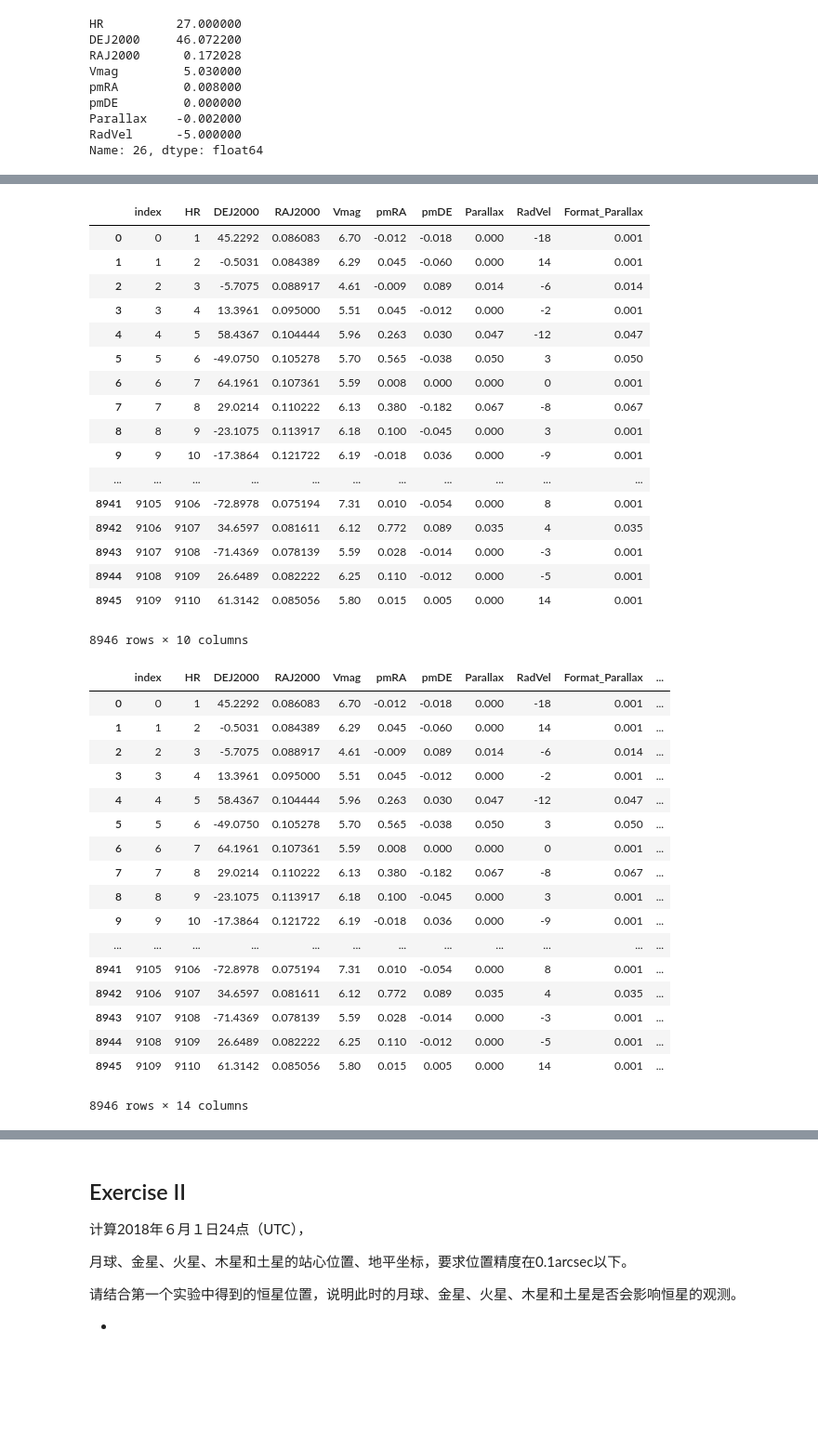
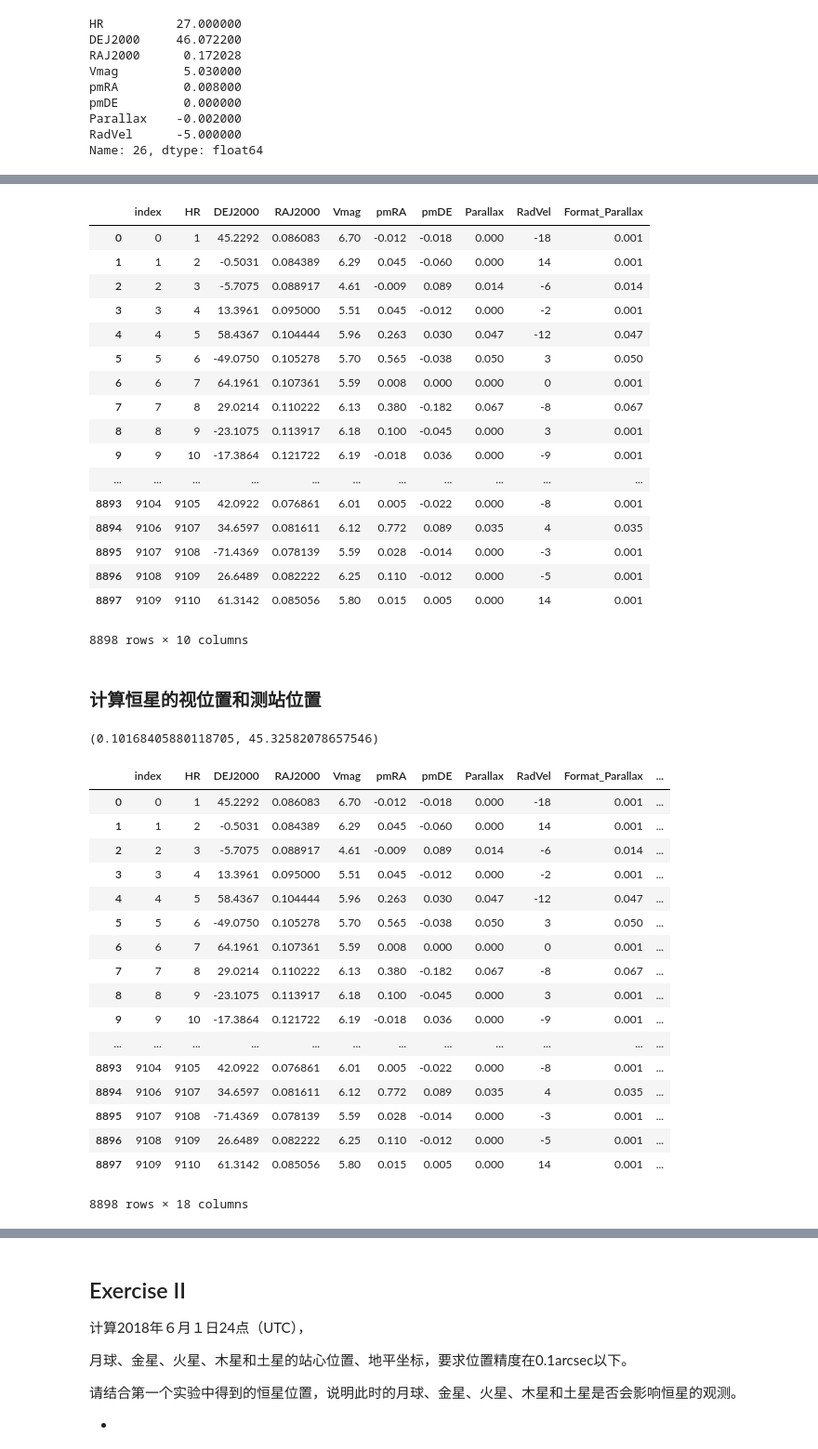
Before and after one commit to DengDingshan/dds_python, a Jupyter notebook: Novas/Using NOVAS to complete my work.ipynb, the cells around one changed output, grey strips where cells are left out. Shown at 93% size. Saved outputs shown, nothing was run; the diff lists cells and outputs as text; code cells hidden in the pictures; blank space fills up the shorter version.

Commit message:
Novas OK for lamost App and topo
waiting for select the datas

```diff
--- a/Novas/Using NOVAS to complete my work.ipynb
+++ b/Novas/Using NOVAS to complete my work.ipynb
@@ -93,7 +103,8 @@ Name: 26, dtype: float64
 # %%
 # only Vmag < 7 accepted
 # if Plx is 0, we give it 0.001
+
 BS_df_fil = BS_df[BS_df['Vmag'] < 7]
-BS_df_fil = BS_df[BS_df['Parallax'] >= 0]
+BS_df_fil = BS_df_fil[BS_df_fil['Parallax'] >= 0]
 BS_df_fil.loc[:,'Format_Parallax'] = BS_df_fil.copy()['Parallax'].replace(0,0.001).values
 BS_df_fil = BS_df_fil.reset_index()
@@ -123,12 +123,14 @@ BS_df_fil
 | 8 | 8 | 9 | -23.1075 | 0.113917 | 6.18 | 0.100 | -0.045 | 0.000 | 3 | 0.001 |
 | 9 | 9 | 10 | -17.3864 | 0.121722 | 6.19 | -0.018 | 0.036 | 0.000 | -9 | 0.001 |
 | ... | ... | ... | ... | ... | ... | ... | ... | ... | ... | ... |
-| 8941 | 9105 | 9106 | -72.8978 | 0.075194 | 7.31 | 0.010 | -0.054 | 0.000 | 8 | 0.001 |
-| 8942 | 9106 | 9107 | 34.6597 | 0.081611 | 6.12 | 0.772 | 0.089 | 0.035 | 4 | 0.035 |
-| 8943 | 9107 | 9108 | -71.4369 | 0.078139 | 5.59 | 0.028 | -0.014 | 0.000 | -3 | 0.001 |
-| 8944 | 9108 | 9109 | 26.6489 | 0.082222 | 6.25 | 0.110 | -0.012 | 0.000 | -5 | 0.001 |
-| 8945 | 9109 | 9110 | 61.3142 | 0.085056 | 5.80 | 0.015 | 0.005 | 0.000 | 14 | 0.001 |
+| 8893 | 9104 | 9105 | 42.0922 | 0.076861 | 6.01 | 0.005 | -0.022 | 0.000 | -8 | 0.001 |
+| 8894 | 9106 | 9107 | 34.6597 | 0.081611 | 6.12 | 0.772 | 0.089 | 0.035 | 4 | 0.035 |
+| 8895 | 9107 | 9108 | -71.4369 | 0.078139 | 5.59 | 0.028 | -0.014 | 0.000 | -3 | 0.001 |
+| 8896 | 9108 | 9109 | 26.6489 | 0.082222 | 6.25 | 0.110 | -0.012 | 0.000 | -5 | 0.001 |
+| 8897 | 9109 | 9110 | 61.3142 | 0.085056 | 5.80 | 0.015 | 0.005 | 0.000 | 14 | 0.001 |
-8946 rows × 10 columns
+8898 rows × 10 columns
+# %% [markdown]
+### 计算恒星的视位置和测站位置
 # %%
 # Parameter (OnSurface) for calculate Topo Position
 Exercise_I_OnSurface = novas.make_on_surface(height=Altitude,\
@@ -140,13 +142,23 @@ Exercise_I_OnSurface = novas.make_on_surface(height=Altitude,\
 jd_ut1 = Time.ut1
 Epp_x = 0
 Epp_y = 0
+# %%
+Exercise_I_app = novas.app_star(jd_tt,Exercise_I_Cat,accuracy)
+Exercise_I_app
+# %% [output]
+(0.10168405880118705, 45.32582078657546)
 # %%
-## app_star
+## app_star and topo_star
 
 app_ra = []
 app_dec = []
 topo_dec = []
 topo_ra = []
+
+ZD = []
+AZ = []
+RAR = []
+DECR = []
 
 for i in range(len(BS_df_fil)):
 
@@ -160,57 +172,60 @@ for i in range(len(BS_df_fil)):
     Exercise_I_Cat = novas.make_cat_entry('ExerciseI','HIP',0,RA,DEC,pm_RA,pm_DEC,plx,Vr)
 
     jd_tt = jd_tt
-    delta_t = delta_t
-    cel_object = novas.make_object(name='ExerciseI',type=2,number=0,star_data=Exercise_I_Cat)
-    Exercise_I_obs = novas.make_observer_on_surface(height=Altitude,latitude=Latitude,longitude=Longitude,\
-                                                    pressure=1010,temperature=20)
-    coord_sys = 1
+
     accuracy = 0
 
-    Exercise_I_app = novas.place(jd_tt,delta_t,cel_object,Exercise_I_obs,coord_sys,accuracy)
+    Exercise_I_app = novas.app_star(jd_tt,Exercise_I_Cat,accuracy)
 
-    app_ra.append(Exercise_I_app.ra)
-    app_dec.append(Exercise_I_app.dec)
+    app_ra.append(Exercise_I_app[0])
+    app_dec.append(Exercise_I_app[1])
+
+    delta_t = delta_t
 
     RA_topo,DEC_topo = novas.topo_star(jd_tt, delta_t, Exercise_I_Cat, Exercise_I_OnSurface,accuracy)
 
     topo_ra.append(RA_topo); topo_dec.append(DEC_topo)
 
-#     (zd,az),(rar,decr) = \
-#               novas.equ2hor(jd_ut1=jd_ut1,\
-#               delta_t=delta_t,\
-#               xp=Epp_x ,yp=Epp_y ,\
-#               location=Exercise_I_OnSurface,\
-#               ra=RA_topo,dec=DEC_topo,\
-#               ref_option=1,accuracy=0)
 
-# not finished ! for calculating the last part
+    jd_ut1 = Time.ut1
+
+    (zd,az),(rar,decr) = \
+              novas.equ2hor(jd_ut1=jd_ut1,\
+              delta_t=delta_t,\
+              xp=Epp_x ,yp=Epp_y ,\
+              location=Exercise_I_OnSurface,\
+              ra=RA_topo,dec=DEC_topo,\
+              ref_option=1,accuracy=0)
+
+    ZD.append(zd);AZ.append(az);RAR.append(rar);DECR.append(decr)
+
 
 BS_df_right = pd.DataFrame({'appRA':app_ra,
                            'appDE':app_dec,
                            'topoRA':topo_ra,
-                           'topoDE':topo_dec})
+                           'topoDE':topo_dec,
+                           'zd':ZD,'az':AZ,'rar':RAR,'decr':DECR})
 BS_df_new = pd.concat([BS_df_fil,BS_df_right],axis=1)
 BS_df_new
 # %% [output]
 |  | index | HR | DEJ2000 | RAJ2000 | Vmag | pmRA | pmDE | Parallax | RadVel | Format_Parallax | ... |
 | 0 | 0 | 1 | 45.2292 | 0.086083 | 6.70 | -0.012 | -0.018 | 0.000 | -18 | 0.001 | ... |
 | 1 | 1 | 2 | -0.5031 | 0.084389 | 6.29 | 0.045 | -0.060 | 0.000 | 14 | 0.001 | ... |
 | 2 | 2 | 3 | -5.7075 | 0.088917 | 4.61 | -0.009 | 0.089 | 0.014 | -6 | 0.014 | ... |
 | 3 | 3 | 4 | 13.3961 | 0.095000 | 5.51 | 0.045 | -0.012 | 0.000 | -2 | 0.001 | ... |
 | 4 | 4 | 5 | 58.4367 | 0.104444 | 5.96 | 0.263 | 0.030 | 0.047 | -12 | 0.047 | ... |
 | 5 | 5 | 6 | -49.0750 | 0.105278 | 5.70 | 0.565 | -0.038 | 0.050 | 3 | 0.050 | ... |
 | 6 | 6 | 7 | 64.1961 | 0.107361 | 5.59 | 0.008 | 0.000 | 0.000 | 0 | 0.001 | ... |
 | 7 | 7 | 8 | 29.0214 | 0.110222 | 6.13 | 0.380 | -0.182 | 0.067 | -8 | 0.067 | ... |
 | 8 | 8 | 9 | -23.1075 | 0.113917 | 6.18 | 0.100 | -0.045 | 0.000 | 3 | 0.001 | ... |
 | 9 | 9 | 10 | -17.3864 | 0.121722 | 6.19 | -0.018 | 0.036 | 0.000 | -9 | 0.001 | ... |
 | ... | ... | ... | ... | ... | ... | ... | ... | ... | ... | ... | ... |
-| 8941 | 9105 | 9106 | -72.8978 | 0.075194 | 7.31 | 0.010 | -0.054 | 0.000 | 8 | 0.001 | ... |
-| 8942 | 9106 | 9107 | 34.6597 | 0.081611 | 6.12 | 0.772 | 0.089 | 0.035 | 4 | 0.035 | ... |
-| 8943 | 9107 | 9108 | -71.4369 | 0.078139 | 5.59 | 0.028 | -0.014 | 0.000 | -3 | 0.001 | ... |
-| 8944 | 9108 | 9109 | 26.6489 | 0.082222 | 6.25 | 0.110 | -0.012 | 0.000 | -5 | 0.001 | ... |
-| 8945 | 9109 | 9110 | 61.3142 | 0.085056 | 5.80 | 0.015 | 0.005 | 0.000 | 14 | 0.001 | ... |
+| 8893 | 9104 | 9105 | 42.0922 | 0.076861 | 6.01 | 0.005 | -0.022 | 0.000 | -8 | 0.001 | ... |
+| 8894 | 9106 | 9107 | 34.6597 | 0.081611 | 6.12 | 0.772 | 0.089 | 0.035 | 4 | 0.035 | ... |
+| 8895 | 9107 | 9108 | -71.4369 | 0.078139 | 5.59 | 0.028 | -0.014 | 0.000 | -3 | 0.001 | ... |
+| 8896 | 9108 | 9109 | 26.6489 | 0.082222 | 6.25 | 0.110 | -0.012 | 0.000 | -5 | 0.001 | ... |
+| 8897 | 9109 | 9110 | 61.3142 | 0.085056 | 5.80 | 0.015 | 0.005 | 0.000 | 14 | 0.001 | ... |
-8946 rows × 14 columns
+8898 rows × 18 columns
 # %%
 # jd_ut1 = Time.ut1
 
```
Also changed, not shown: parts of 6 cells of this notebook, 1 other file.
